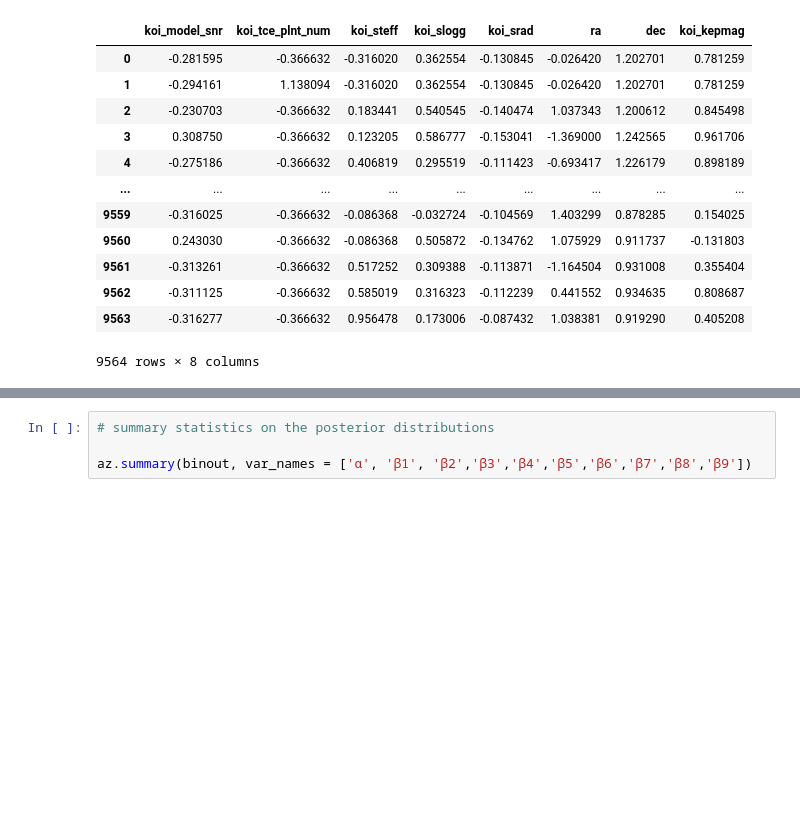
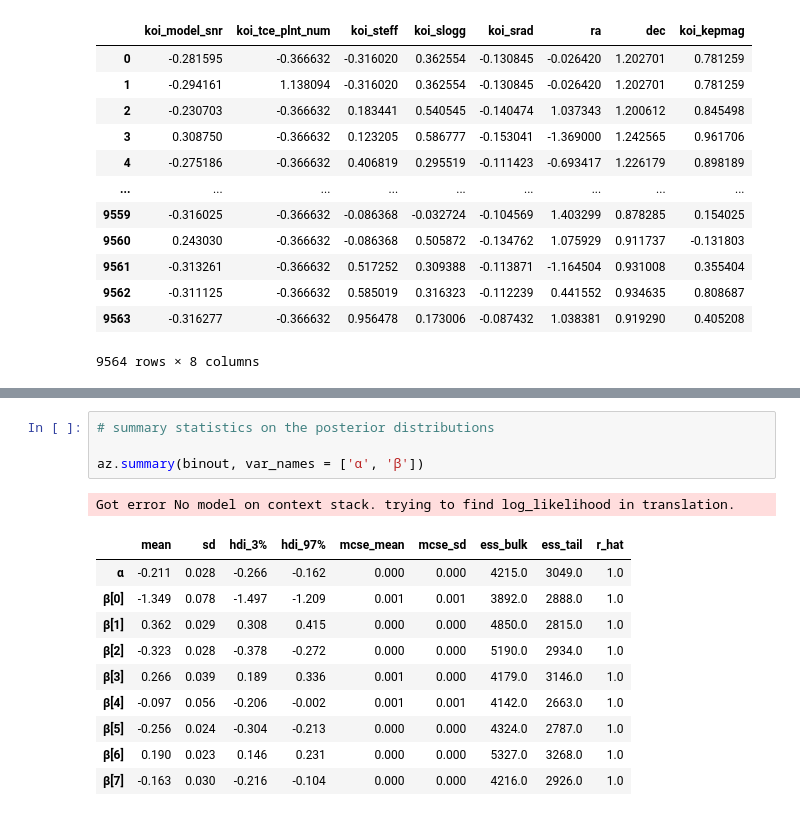
Before and after one commit to Haigro/Exoplanet-Classification, a Jupyter notebook: Project.ipynb, the cells around one changed output, grey strips where cells are left out. Cells and saved outputs as stored; diff of their text form; blank space fills up the shorter version.

```diff
--- a/Project.ipynb
+++ b/Project.ipynb
@@ -256,4 +270,16 @@ az.plot_trace(binout, compact = False, var_names = ['α','β1','β2','β3','β4'
 # %%
 # summary statistics on the posterior distributions
 
-az.summary(binout, var_names = ['α', 'β1', 'β2','β3','β4','β5','β6','β7','β8','β9'])
+az.summary(binout, var_names = ['α', 'β'])
+# %% [output]
+Got error No model on context stack. trying to find log_likelihood in translation.
+|  | mean | sd | hdi_3% | hdi_97% | mcse_mean | mcse_sd | ess_bulk | ess_tail | r_hat |
+| α | -0.211 | 0.028 | -0.266 | -0.162 | 0.000 | 0.000 | 4215.0 | 3049.0 | 1.0 |
+| β[0] | -1.349 | 0.078 | -1.497 | -1.209 | 0.001 | 0.001 | 3892.0 | 2888.0 | 1.0 |
+| β[1] | 0.362 | 0.029 | 0.308 | 0.415 | 0.000 | 0.000 | 4850.0 | 2815.0 | 1.0 |
+| β[2] | -0.323 | 0.028 | -0.378 | -0.272 | 0.000 | 0.000 | 5190.0 | 2934.0 | 1.0 |
+| β[3] | 0.266 | 0.039 | 0.189 | 0.336 | 0.001 | 0.000 | 4179.0 | 3146.0 | 1.0 |
+| β[4] | -0.097 | 0.056 | -0.206 | -0.002 | 0.001 | 0.001 | 4142.0 | 2663.0 | 1.0 |
+| β[5] | -0.256 | 0.024 | -0.304 | -0.213 | 0.000 | 0.000 | 4324.0 | 2787.0 | 1.0 |
+| β[6] | 0.190 | 0.023 | 0.146 | 0.231 | 0.000 | 0.000 | 5327.0 | 3268.0 | 1.0 |
+| β[7] | -0.163 | 0.030 | -0.216 | -0.104 | 0.000 | 0.000 | 4216.0 | 2926.0 | 1.0 |
```
Also changed, not shown: parts of 6 cells of this notebook, 1 other file.
